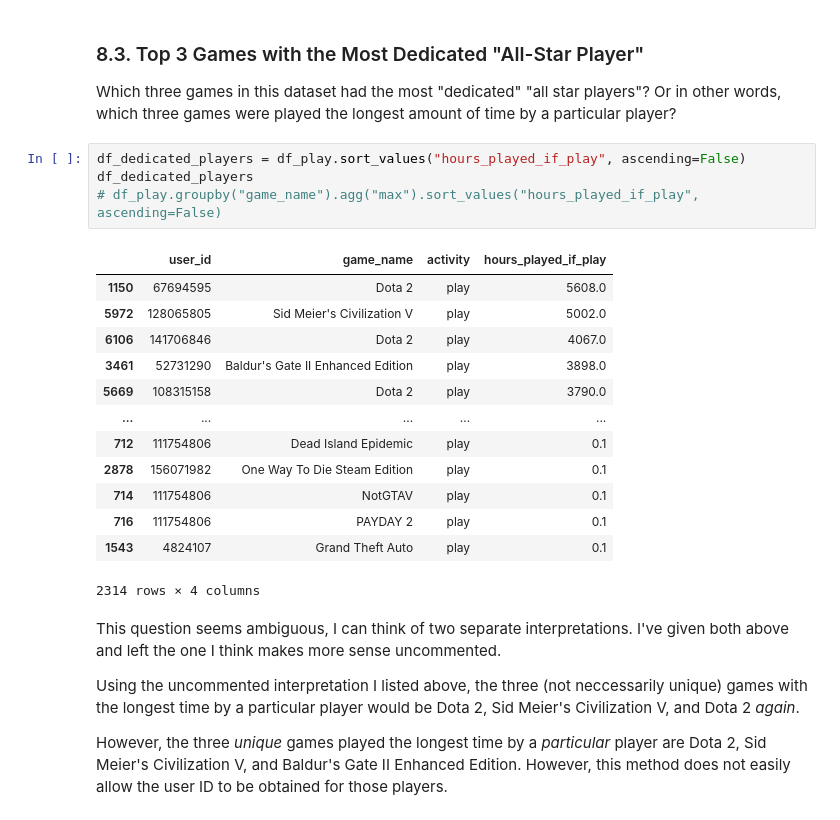
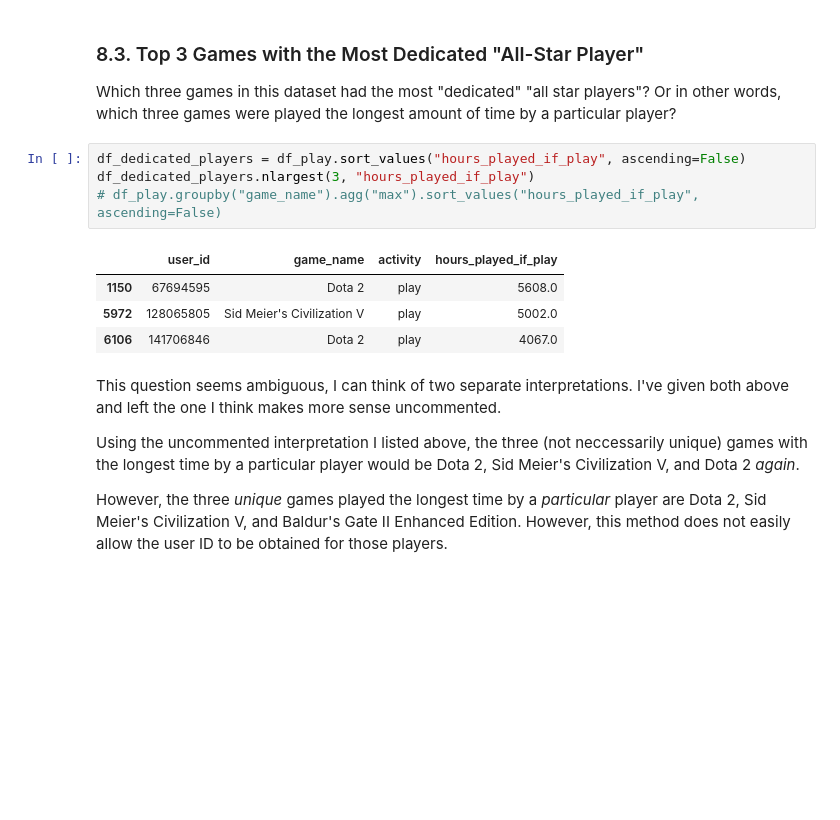
Before and after one commit to ryguy2k4/stat207, a Jupyter notebook: lab_02/lab_02_individual.ipynb, the cells around one changed output. Drawn from its saved outputs; the diff is of its cells as text; blank space fills up the shorter version.

```diff
--- a/lab_02/lab_02_individual.ipynb
+++ b/lab_02/lab_02_individual.ipynb
@@ -381,22 +374,13 @@ df_gametime
 Which three games in this dataset had the most "dedicated" "all star players"? Or in other words, which three games were played the longest amount of time by a particular player?
 # %%
 df_dedicated_players = df_play.sort_values("hours_played_if_play", ascending=False)
-df_dedicated_players
+df_dedicated_players.nlargest(3, "hours_played_if_play")
 # df_play.groupby("game_name").agg("max").sort_values("hours_played_if_play", ascending=False)
 # %% [output]
 |  | user_id | game_name | activity | hours_played_if_play |
 | 1150 | 67694595 | Dota 2 | play | 5608.0 |
 | 5972 | 128065805 | Sid Meier's Civilization V | play | 5002.0 |
 | 6106 | 141706846 | Dota 2 | play | 4067.0 |
-| 3461 | 52731290 | Baldur's Gate II Enhanced Edition | play | 3898.0 |
-| 5669 | 108315158 | Dota 2 | play | 3790.0 |
-| ... | ... | ... | ... | ... |
-| 712 | 111754806 | Dead Island Epidemic | play | 0.1 |
-| 2878 | 156071982 | One Way To Die Steam Edition | play | 0.1 |
-| 714 | 111754806 | NotGTAV | play | 0.1 |
-| 716 | 111754806 | PAYDAY 2 | play | 0.1 |
-| 1543 | 4824107 | Grand Theft Auto | play | 0.1 |
-2314 rows × 4 columns
 # %% [markdown]
 This question seems ambiguous, I can think of two separate interpretations. I've given both above and left the one I think makes more sense uncommented.
 
```
Also changed, not shown: parts of 2 cells of this notebook.
